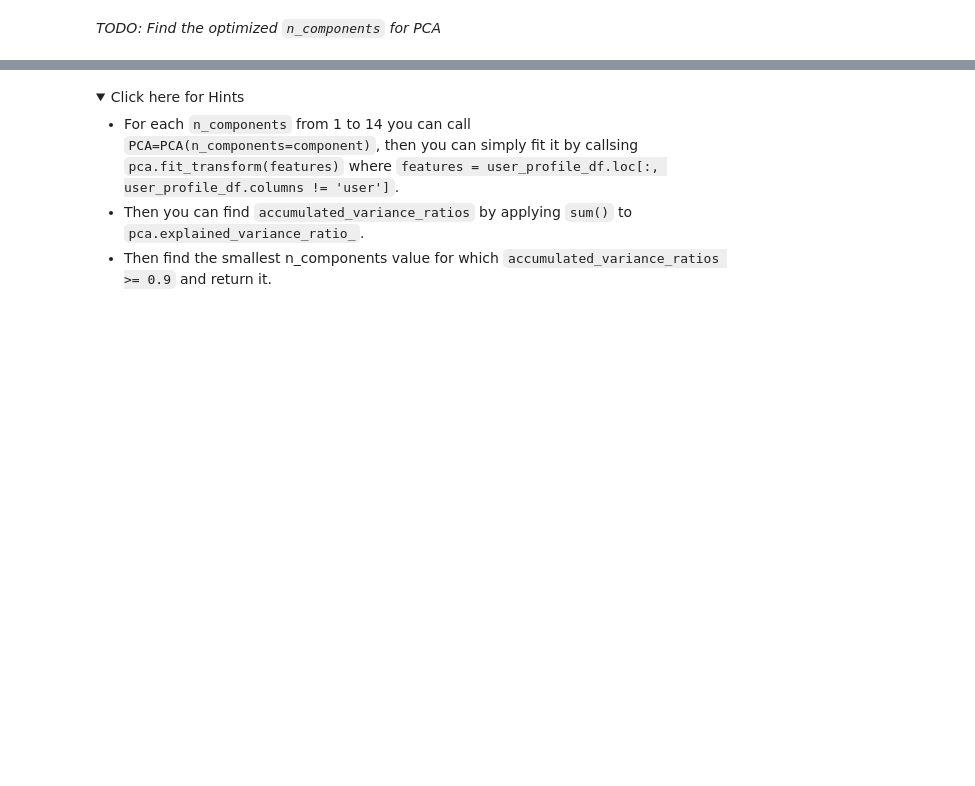
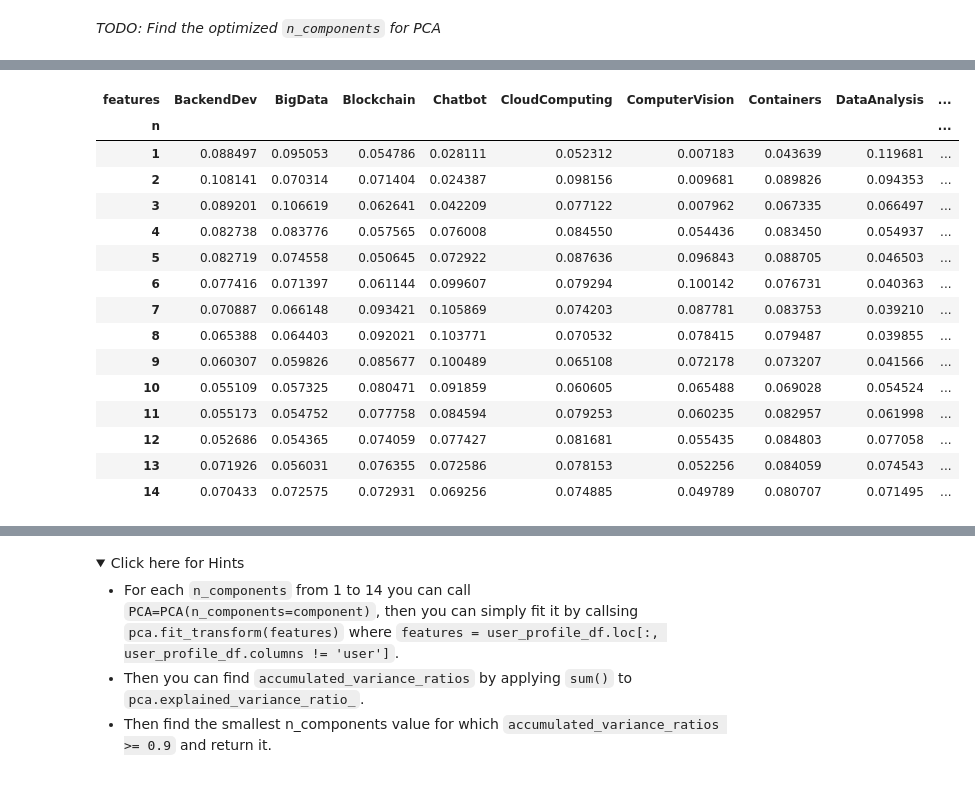
Before and after one commit to a3609640/IBM_machine_learning, a Jupyter notebook: Capstone/6.2.3_lab_jupyter_content_clustering.ipynb, the cells around one changed output, grey strips where cells are left out. Cells and saved outputs as stored; diff of their text form; code cells hidden in the pictures; folded sections open; blank space fills up the shorter version.

```diff
--- a/Capstone/6.2.3_lab_jupyter_content_clustering.ipynb
+++ b/Capstone/6.2.3_lab_jupyter_content_clustering.ipynb
@@ -227,0 +405,22 @@ _TODO: Find the optimized `n_components` for PCA_
+# %%
+features_df = (pd.concat(feature_weight_list)
+               .pivot(index='n', columns='features', values='values'))
+
+features_df
+# %% [output]
+| features | BackendDev | BigData | Blockchain | Chatbot | CloudComputing | ComputerVision | Containers | DataAnalysis | ... |
+| n |  |  |  |  |  |  |  |  | ... |
+| 1 | 0.088497 | 0.095053 | 0.054786 | 0.028111 | 0.052312 | 0.007183 | 0.043639 | 0.119681 | ... |
+| 2 | 0.108141 | 0.070314 | 0.071404 | 0.024387 | 0.098156 | 0.009681 | 0.089826 | 0.094353 | ... |
+| 3 | 0.089201 | 0.106619 | 0.062641 | 0.042209 | 0.077122 | 0.007962 | 0.067335 | 0.066497 | ... |
+| 4 | 0.082738 | 0.083776 | 0.057565 | 0.076008 | 0.084550 | 0.054436 | 0.083450 | 0.054937 | ... |
+| 5 | 0.082719 | 0.074558 | 0.050645 | 0.072922 | 0.087636 | 0.096843 | 0.088705 | 0.046503 | ... |
+| 6 | 0.077416 | 0.071397 | 0.061144 | 0.099607 | 0.079294 | 0.100142 | 0.076731 | 0.040363 | ... |
+| 7 | 0.070887 | 0.066148 | 0.093421 | 0.105869 | 0.074203 | 0.087781 | 0.083753 | 0.039210 | ... |
+| 8 | 0.065388 | 0.064403 | 0.092021 | 0.103771 | 0.070532 | 0.078415 | 0.079487 | 0.039855 | ... |
+| 9 | 0.060307 | 0.059826 | 0.085677 | 0.100489 | 0.065108 | 0.072178 | 0.073207 | 0.041566 | ... |
+| 10 | 0.055109 | 0.057325 | 0.080471 | 0.091859 | 0.060605 | 0.065488 | 0.069028 | 0.054524 | ... |
+| 11 | 0.055173 | 0.054752 | 0.077758 | 0.084594 | 0.079253 | 0.060235 | 0.082957 | 0.061998 | ... |
+| 12 | 0.052686 | 0.054365 | 0.074059 | 0.077427 | 0.081681 | 0.055435 | 0.084803 | 0.077058 | ... |
+| 13 | 0.071926 | 0.056031 | 0.076355 | 0.072586 | 0.078153 | 0.052256 | 0.084059 | 0.074543 | ... |
+| 14 | 0.070433 | 0.072575 | 0.072931 | 0.069256 | 0.074885 | 0.049789 | 0.080707 | 0.071495 | ... |
```
Also changed, not shown: parts of 65 cells of this notebook, 2 other files.
